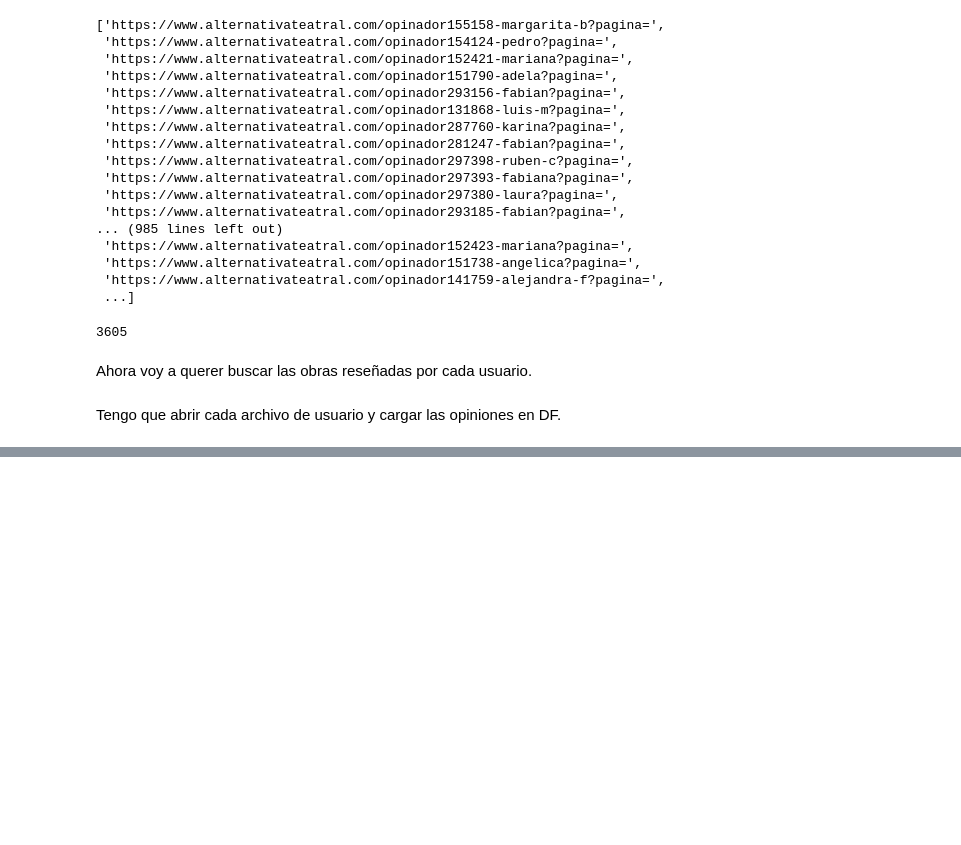
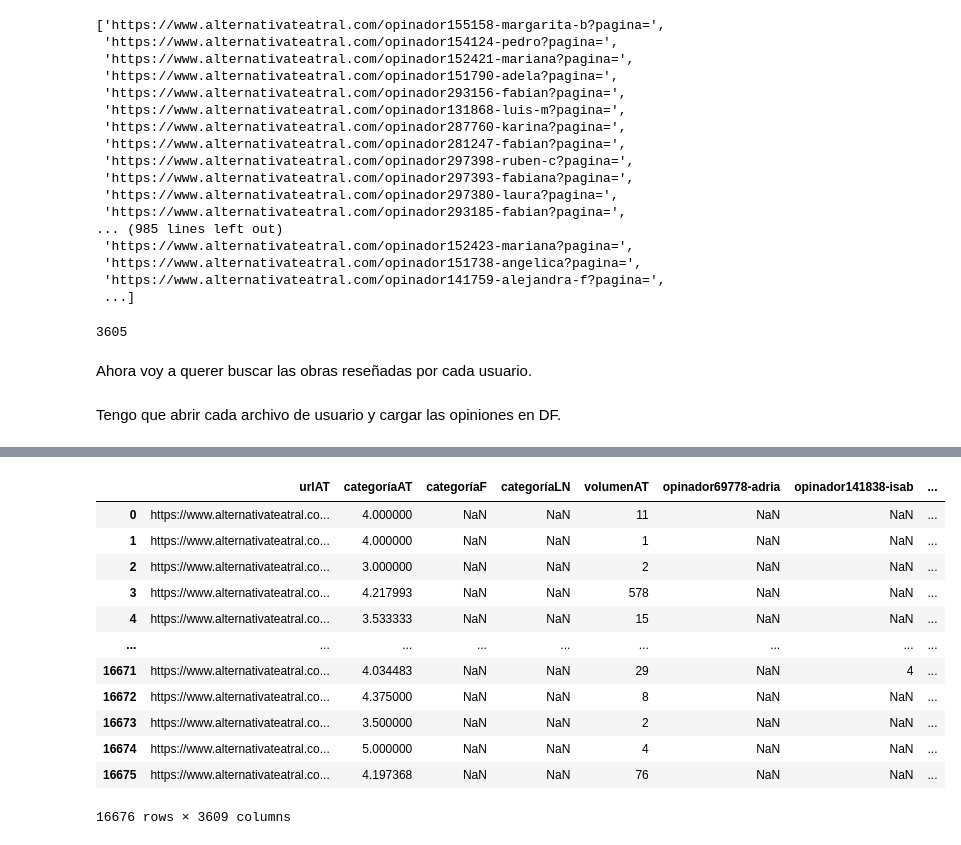
Before and after one commit to dealmeidapaulo/Cartelera, a Jupyter notebook: 17.ipynb, the cells around one changed output, grey strips where cells are left out. Drawn from its saved outputs; the diff is of its cells as text; code cells hidden in the pictures; blank space fills up the shorter version.

```diff
--- a/17.ipynb
+++ b/17.ipynb
@@ -183,0 +224,4 @@ Tengo que abrir cada archivo de usuario y cargar las opiniones en DF.
+# %%
+for i in r:
+    for j in i[1]:
+        DF.loc[DF["urlAT"] == j[0], i[0]] = j[1]
@@ -183,0 +230,16 @@ Tengo que abrir cada archivo de usuario y cargar las opiniones en DF.
+# %%
+DF
+# %% [output]
+|  | urlAT | categoríaAT | categoríaF | categoríaLN | volumenAT | opinador69778-adria | opinador141838-isab | ... |
+| 0 | https://www.alternativateatral.co... | 4.000000 | NaN | NaN | 11 | NaN | NaN | ... |
+| 1 | https://www.alternativateatral.co... | 4.000000 | NaN | NaN | 1 | NaN | NaN | ... |
+| 2 | https://www.alternativateatral.co... | 3.000000 | NaN | NaN | 2 | NaN | NaN | ... |
+| 3 | https://www.alternativateatral.co... | 4.217993 | NaN | NaN | 578 | NaN | NaN | ... |
+| 4 | https://www.alternativateatral.co... | 3.533333 | NaN | NaN | 15 | NaN | NaN | ... |
+| ... | ... | ... | ... | ... | ... | ... | ... | ... |
+| 16671 | https://www.alternativateatral.co... | 4.034483 | NaN | NaN | 29 | NaN | 4 | ... |
+| 16672 | https://www.alternativateatral.co... | 4.375000 | NaN | NaN | 8 | NaN | NaN | ... |
+| 16673 | https://www.alternativateatral.co... | 3.500000 | NaN | NaN | 2 | NaN | NaN | ... |
+| 16674 | https://www.alternativateatral.co... | 5.000000 | NaN | NaN | 4 | NaN | NaN | ... |
+| 16675 | https://www.alternativateatral.co... | 4.197368 | NaN | NaN | 76 | NaN | NaN | ... |
+16676 rows × 3609 columns
```
Also changed, not shown: parts of 9 cells of this notebook, 1 other file.
